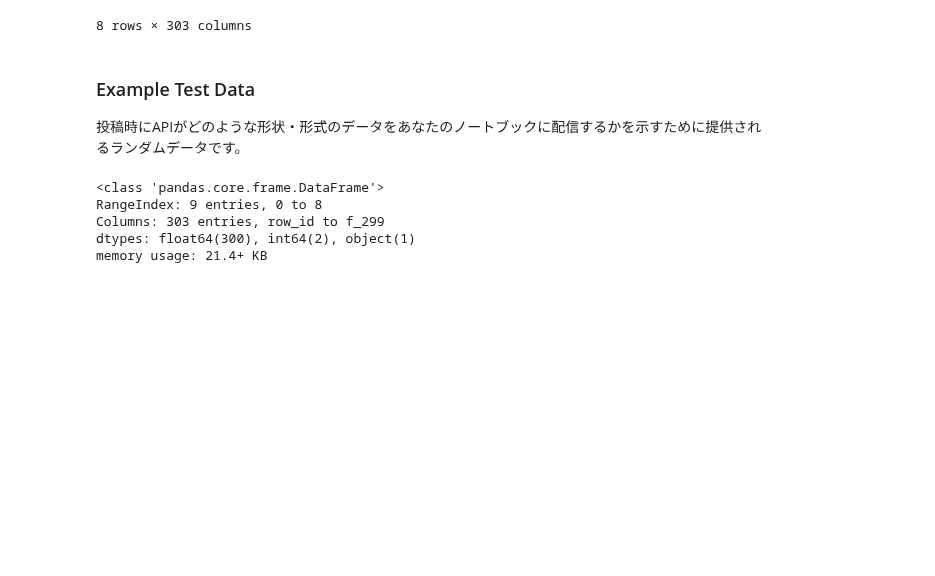
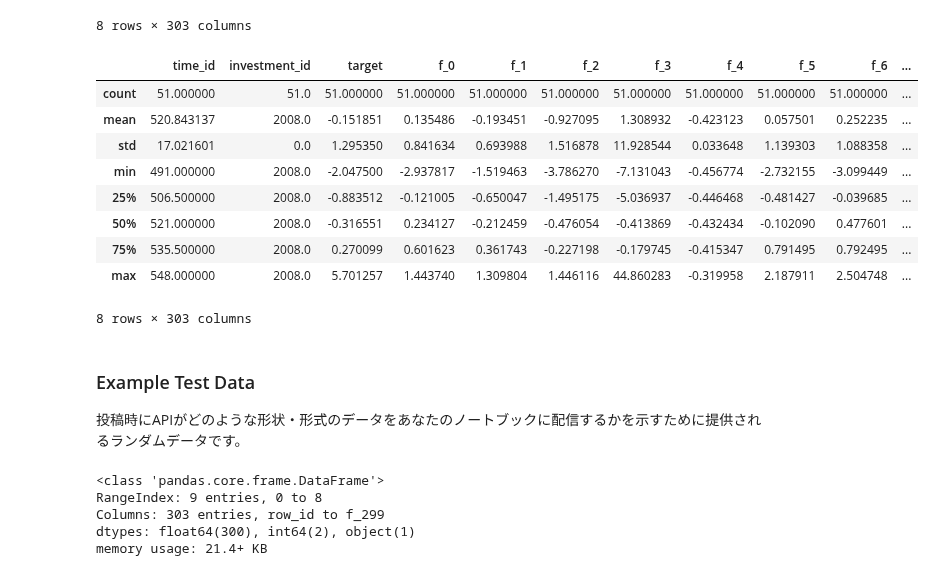
Before and after one commit to IMOKURI/ubiquant-market-prediction, a Jupyter notebook: notebooks/EDA.ipynb, the cells around one changed output. Cells and saved outputs as stored; diff of their text form; code cells hidden in the pictures; blank space fills up the shorter version.

```diff
--- a/notebooks/EDA.ipynb
+++ b/notebooks/EDA.ipynb
@@ -86,6 +92,20 @@ train.describe()
 | 75% | 9.750000e+02 | 2.830000e+03 | 3.572908e-01 | 6.649507e-01 | 6.086557e-01 | 6.587324e-01 | 7.763371e-02 | 2.784694e-02 | 6.835684e-01 | 8.008306e-01 | ... |
 | max | 1.219000e+03 | 3.773000e+03 | 1.203861e+01 | 7.845261e+00 | 8.707207e+00 | 8.009340e+00 | 4.706333e+01 | 7.662866e+01 | 7.646200e+00 | 6.778142e+00 | ... |
 8 rows × 303 columns
+# %%
+# 前処理なしの推論で Nan が多発している区間 → 変動が多いところは binning したほうがよさそう
+train[(train["investment_id"] == 2008) & (train["time_id"] > 490) & (train["time_id"] < 550)].describe()
+# %% [output]
+|  | time_id | investment_id | target | f_0 | f_1 | f_2 | f_3 | f_4 | f_5 | f_6 | ... |
+| count | 51.000000 | 51.0 | 51.000000 | 51.000000 | 51.000000 | 51.000000 | 51.000000 | 51.000000 | 51.000000 | 51.000000 | ... |
+| mean | 520.843137 | 2008.0 | -0.151851 | 0.135486 | -0.193451 | -0.927095 | 1.308932 | -0.423123 | 0.057501 | 0.252235 | ... |
+| std | 17.021601 | 0.0 | 1.295350 | 0.841634 | 0.693988 | 1.516878 | 11.928544 | 0.033648 | 1.139303 | 1.088358 | ... |
+| min | 491.000000 | 2008.0 | -2.047500 | -2.937817 | -1.519463 | -3.786270 | -7.131043 | -0.456774 | -2.732155 | -3.099449 | ... |
+| 25% | 506.500000 | 2008.0 | -0.883512 | -0.121005 | -0.650047 | -1.495175 | -5.036937 | -0.446468 | -0.481427 | -0.039685 | ... |
+| 50% | 521.000000 | 2008.0 | -0.316551 | 0.234127 | -0.212459 | -0.476054 | -0.413869 | -0.432434 | -0.102090 | 0.477601 | ... |
+| 75% | 535.500000 | 2008.0 | 0.270099 | 0.601623 | 0.361743 | -0.227198 | -0.179745 | -0.415347 | 0.791495 | 0.792495 | ... |
+| max | 548.000000 | 2008.0 | 5.701257 | 1.443740 | 1.309804 | 1.446116 | 44.860283 | -0.319958 | 2.187911 | 2.504748 | ... |
+8 rows × 303 columns
 # %% [markdown]
 ### Example Test Data
 
```
Also changed, not shown: parts of 3 cells of this notebook, 4 other files.
